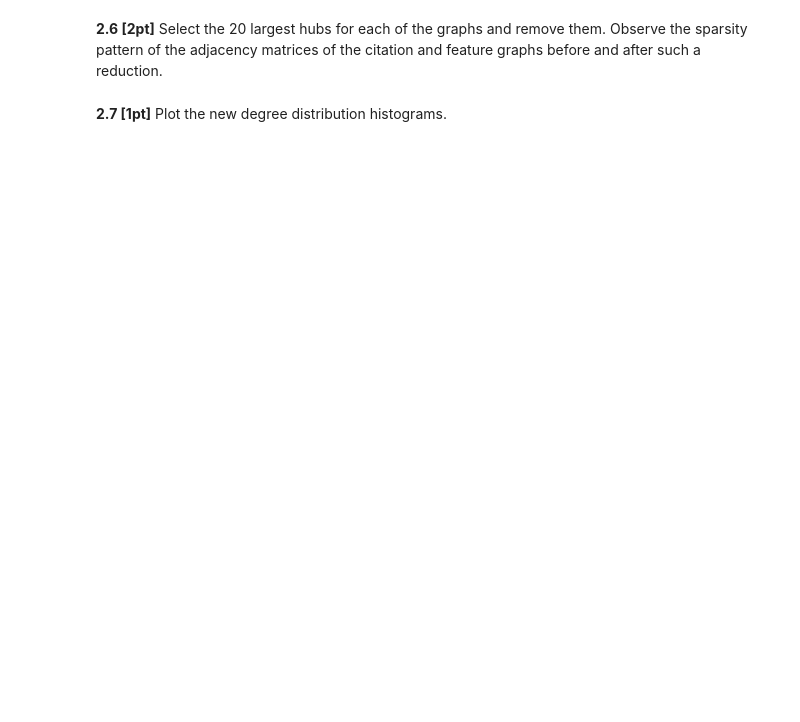
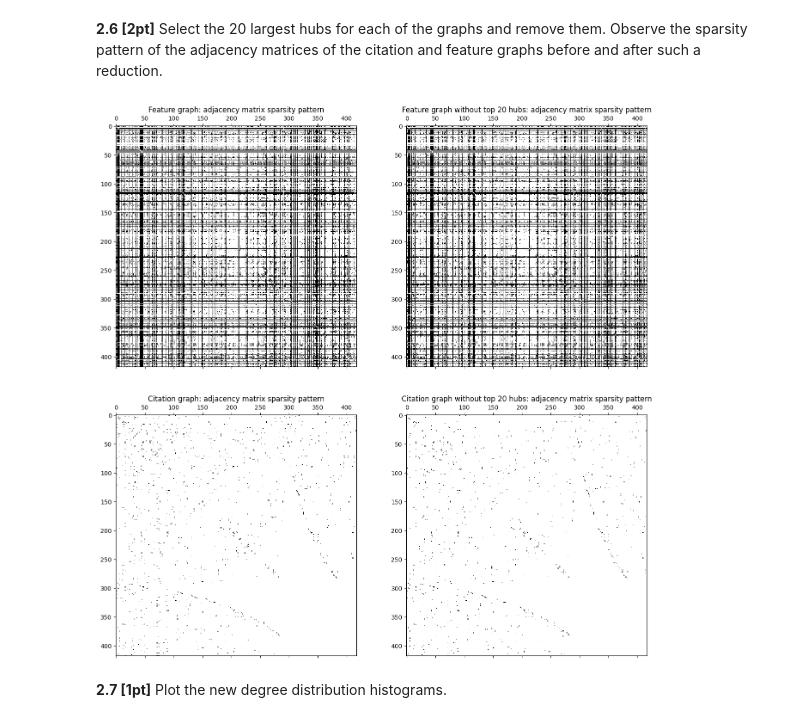
Before and after one commit to Aziz-bc/Network_machine_learning, a Jupyter notebook: Assignment1A/nml23_assignment1a.ipynb, the cells around one changed output. Saved outputs shown, nothing was run; the diff lists cells and outputs as text; code cells hidden in the pictures; blank space fills up the shorter version.

```diff
--- a/Assignment1A/nml23_assignment1a.ipynb
+++ b/Assignment1A/nml23_assignment1a.ipynb
@@ -242,20 +372,28 @@ Discuss about the differences in moments between graphs by comparing their degre
 # %%
 # Your solution here ###########################################################
 # get degrees of the new unordered one
+feature_hubs = np.argsort(-degrees_feature)[:20]
+citation_hubs = np.argsort(-degrees_citation)[:20]
+reduced_A_citation= A_citation.copy()
+reduced_A_feature= A_feature.copy()
+reduced_A_feature[feature_hubs, :] = 0
+reduced_A_citation[citation_hubs, :] = 0
 
-reduced_A_feature = ...
+
 
 #^^^^^^^^^^^^^^^^^^^^^^^^^^^^^^^^^^^^^^^^^^^^^^^^^^^^^^^^^^^^^^^^^^^^^^^^^^^^^^^
 
 fig, axes = plt.subplots(2, 2, figsize=(16, 16))
 axes[0, 0].set_title('Feature graph: adjacency matrix sparsity pattern')
 axes[0, 0].spy(A_feature);
 axes[0, 1].set_title('Feature graph without top 20 hubs: adjacency matrix sparsity pattern')
 axes[0, 1].spy(reduced_A_feature);
 axes[1, 0].set_title('Citation graph: adjacency matrix sparsity pattern')
 axes[1, 0].spy(A_citation);
 axes[1, 1].set_title('Citation graph without top 20 hubs: adjacency matrix sparsity pattern')
 axes[1, 1].spy(reduced_A_citation);
+# %% [output]
+[figure, added]
 # %% [markdown]
 **2.7 [1pt]** Plot the new degree distribution histograms.
 # %%
```
Also changed, not shown: parts of 28 cells of this notebook, 4 other files.
